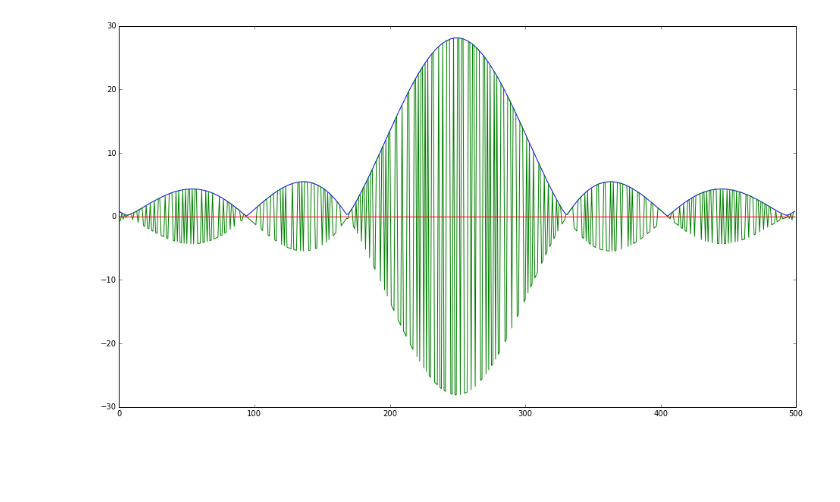
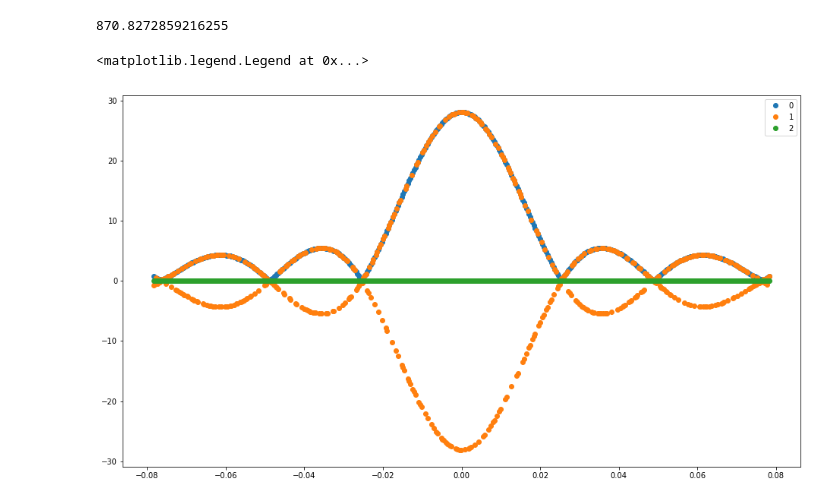
Before and after one commit to NeroCorleone/thesis, a Jupyter notebook: code/fourier-plots.ipynb, the cells around one changed output. Saved outputs shown, nothing was run; the diff lists cells and outputs as text; code cells hidden in the pictures; blank space fills up the shorter version.

```diff
--- a/code/fourier-plots.ipynb
+++ b/code/fourier-plots.ipynb
@@ -45,6 +11,13 @@ def read_imag_values(file):
         for row in reader:
             result.append([float(element) for element in row])
     return(result)
+# %%
+phi0 = 2.067e-15 #in T*m**2
+L = 1e-6
+W = 1.8e-6 #in m
+omega = (2 * np.pi) / W
+# %% [output]
+870.8272859216255
 # %%
 def transform_to_density(B, Ic, x_values):
     phi0 = 2.067e-15 #in T*m**2
@@ -65,4 +43,4 @@ def transform_to_density(B, Ic, x_values):
         Jx_values.append(Jx_abs)
     return(Jx_values)
 # %%
-testfile = '/users/tkm/kanilmaz/thesis/code/testdata.csv'
+testfile = '/home/nefta/thesis/code/testdata.csv'
@@ -71,6 +47,15 @@ values = np.asarray(read_imag_values(testfile)).T
+# %%
+maxB = 9e-05
+magnetic_field = np.linspace(-maxB, maxB, 500)
+area = 1.8e-6*1e-6 # m**2, including London penetration depth
+phi0 = 2.067e-15 # T * m**2
+values = np.asarray(read_imag_values(testfile)).T
+phi_norm = (area * magnetic_field) /phi0
 # %%
 fig, ax = plt.subplots(figsize=(16,9))
 for index in range(len(values)):
-    ax.plot(values[index])
+    ax.plot(phi_norm, values[index], label=index, linestyle='none', marker='o')
+ax.legend()
 # %% [output]
+<matplotlib.legend.Legend at 0x...>
-[figure, old version]
+[figure, new version]
```
Also changed, not shown: parts of 23 cells of this notebook, 2 other files.
